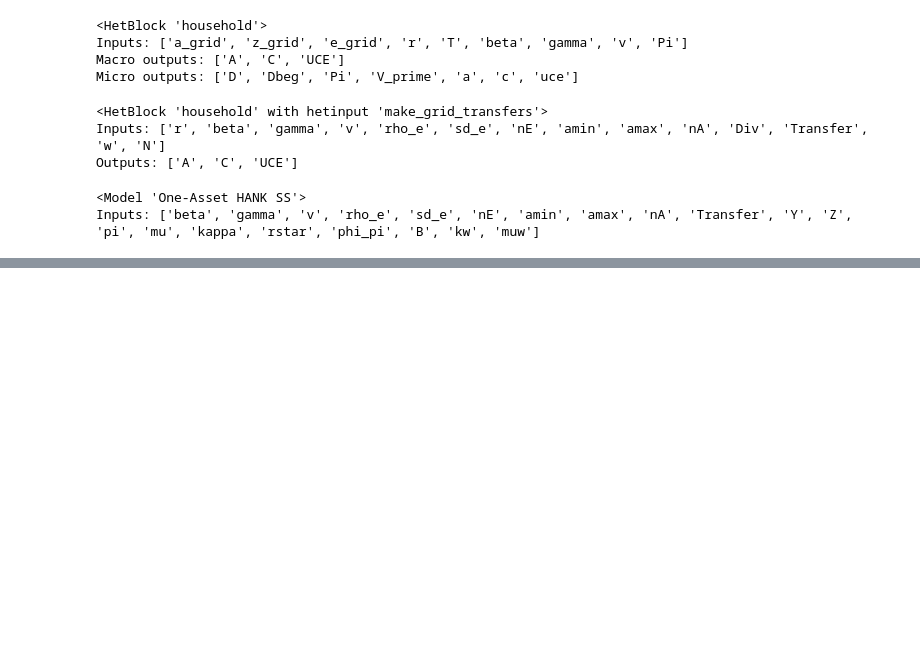
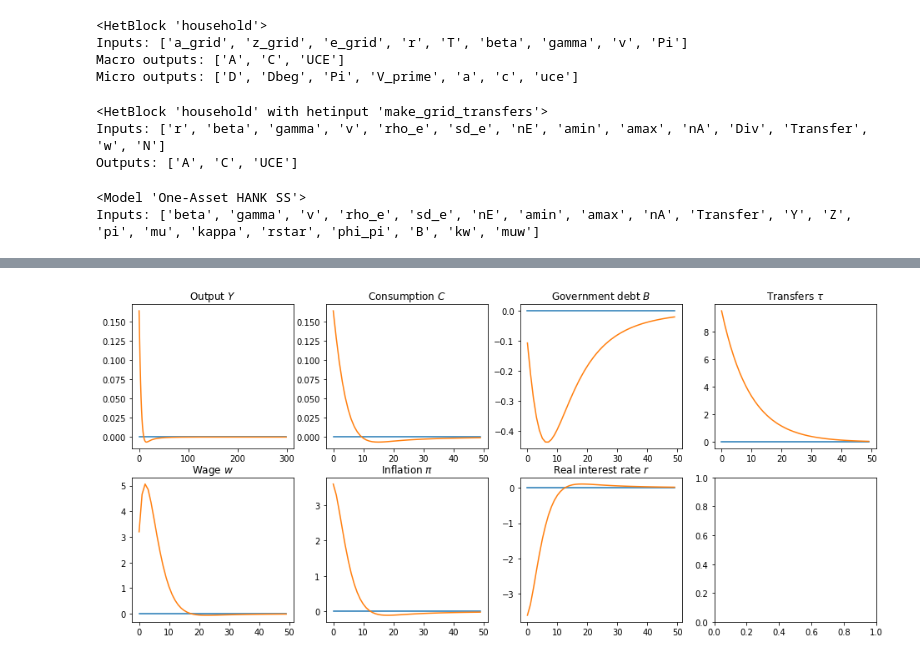
Before and after one commit to danmrc/sequence-jacobian, a Jupyter notebook: notebooks/Exogenous Transfer + Wage Rigidity.ipynb, the cells around one changed output, grey strips where cells are left out. Cells and saved outputs as stored; diff of their text form; code cells hidden in the pictures; blank space fills up the shorter version.

Commit message:
Example with sticky wages works now
Also creates a file with some pitfalls we found that do not seem to be well documented

```diff
--- a/notebooks/Exogenous Transfer + Wage Rigidity.ipynb
+++ b/notebooks/Exogenous Transfer + Wage Rigidity.ipynb
@@ -173,7 +142,7 @@ calibration = {'gamma': 1.0, 'v':1.0, 'rho_e': 0.966, 'sd_e': 0.5, 'nE': 7,
                'mu': 1.2, 'kappa': 0.1, 'rstar': 0.005, 'phi_pi': 0,'B':5.6,
                 'kw': 0.1, 'muw': 1.1, 'N': 1.0}
 
-unknowns_ss = {'beta': 0.986, 'phi': 0.8, 'Transfer': -0.03}
-targets_ss = {'asset_mkt': 0, 'goods_mkt': 0, 'govt_res': 0}
+unknowns_ss = {'beta': 0.986, 'Transfer': -0.03}
+targets_ss = {'asset_mkt': 0, 'govt_res': 0}
 
 ss0 = hank_ss.solve_steady_state(calibration, unknowns_ss, targets_ss, solver="hybr")
@@ -186,0 +176,15 @@ print(f"Goods market clearing (untargeted): {ss0['goods_mkt']: 0.2e}")
+# %%
+ss = hank.steady_state(ss0)
+
+for k in ss0.keys():
+    assert np.all(np.isclose(ss[k], ss0[k]))
+# %%
+T = 300
+exogenous = ['rstar','Transfer', 'Z']
+unknowns = ['pi', 'w', 'Y', 'B']
+targets = ['nkpc_res', 'asset_mkt', 'wnkpc', 'govt_res']
+
+# general equilibrium jacobians
+G = hank.solve_jacobian(ss, unknowns, targets, exogenous, T=T)
+
+print(G)
@@ -186,0 +193,62 @@ print(f"Goods market clearing (untargeted): {ss0['goods_mkt']: 0.2e}")
+# %%
+rhos = 0.9
+drstar = -0.0025 * 0 * rhos ** (np.arange(T)[:, np.newaxis])
+dtstar = 0.00095 * rhos ** (np.arange(T)[:, np.newaxis])
+
+dY = G['Y']['rstar'] @ drstar
+dC = G['C']['rstar'] @ drstar
+dN = G['N']['rstar'] @ drstar
+dB = G['A']['rstar'] @ drstar
+dw = G['w']['rstar'] @ drstar
+dpi = G['pi']['rstar'] @ drstar
+dr = G['r']['rstar'] @ drstar
+#di = G['i']['rstar'] @ drstar
+
+dYt = G['Y']['Transfer'] @ dtstar
+dCt = G['C']['Transfer'] @ dtstar
+dNt = G['N']['Transfer'] @ dtstar
+dBt = G['A']['Transfer'] @ dtstar
+dwt = G['w']['Transfer'] @ dtstar
+dpit = G['pi']['Transfer'] @ dtstar
+drt = G['r']['Transfer'] @ dtstar
+#dit = G['i']['Transfer'] @ drstar
+
+plt.rcParams["figure.figsize"] = (16,7)
+fig, ax = plt.subplots(2, 4)
+l1, = ax[0, 0].plot(100 * dY[:500, :])
+l2, = ax[0, 0].plot(100 * dYt[:500, :])
+ax[0, 0].set_title(r'Output $Y$')
+
+ax[0, 1].plot(100 * dC[:50, :])
+ax[0, 1].plot(100 * dCt[:50, :])
+ax[0, 1].set_title(r'Consumption $C$')
+
+ax[0, 2].plot(100 * dB[:50, :])
+ax[0, 2].plot(100 * dBt[:50, :])
+ax[0, 2].set_title(r'Government debt $B$')
+
+ax[0, 3].plot(10000 * np.zeros(50))
+ax[0, 3].plot(10000 * dtstar[:50])
+ax[0, 3].set_title(r'Transfers $\tau$')
+
+ax[1, 0].plot(10000 * dw[:50, :])
+ax[1, 0].plot(10000 * dwt[:50, :])
+ax[1, 0].set_title(r'Wage $w$')
+
+ax[1, 1].plot(10000 * dpi[:50, :])
+ax[1, 1].plot(10000 * dpit[:50, :])
+ax[1, 1].set_title(r'Inflation $\pi$')
+
+ax[1, 2].plot(10000 * dr[:50, :])
+ax[1, 2].plot(10000 * drt[:50, :])
+ax[1, 2].set_title(r'Real interest rate $r$')
+
+#ax[1, 3].plot(10000 * di[:50])
+#ax[1, 3].plot(10000 * np.zeros(50))
+#ax[1, 3].plot(10000 * dit[:50, :])
+#ax[1, 3].set_title(r'Nominal interest rate $i$')
+
+#ax.legend((l1, l2), ('MonPol', 'Check'), loc='upper right', shadow=True)
+plt.show()
+# %% [output]
+[figure, added]
```
Also changed, not shown: parts of 6 cells of this notebook, 4 other files.
